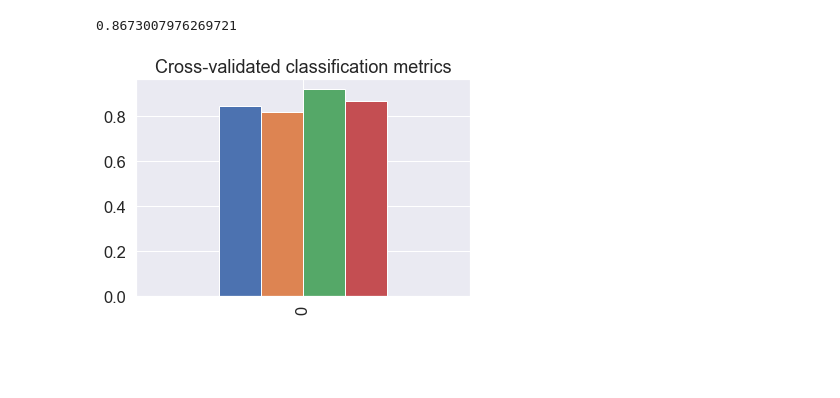
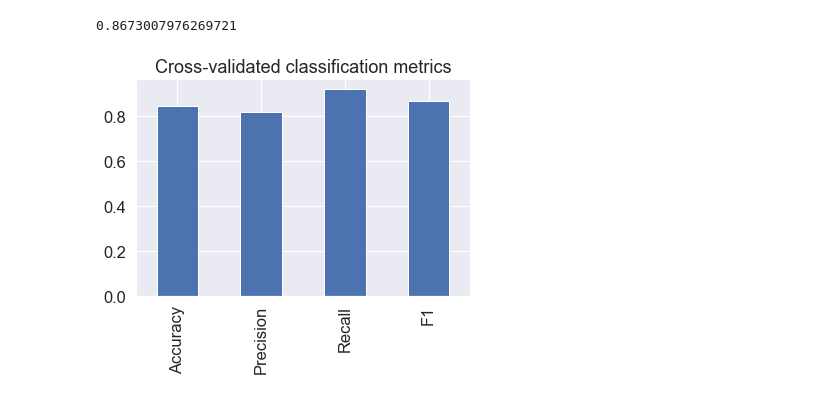
Before and after one commit to sajadalipour7/MachineLearning-Trainings, a Jupyter notebook: Heart-disease-project/end-to-end-heart-disease-classification.ipynb, the cells around one changed output. Drawn from its saved outputs; the diff is of its cells as text; code cells hidden in the pictures; blank space fills up the shorter version.

```diff
--- a/Heart-disease-project/end-to-end-heart-disease-classification.ipynb
+++ b/Heart-disease-project/end-to-end-heart-disease-classification.ipynb
@@ -881,11 +881,11 @@ cv_f1
 # %%
 # Visualizec cross-validated metrics
 cv_metrics=pd.DataFrame({"Accuracy":cv_acc,
                         "Precision":cv_precision,
                         "Recall":cv_recall,
                         "F1":cv_f1},
                        index=[0])
-cv_metrics.Tplot.bar(title="Cross-validated classification metrics",
+cv_metrics.T.plot.bar(title="Cross-validated classification metrics",
                      legend=False);
 # %% [output]
-[figure, old version]
+[figure, new version]
```
Also changed, not shown: parts of 9 cells of this notebook.
